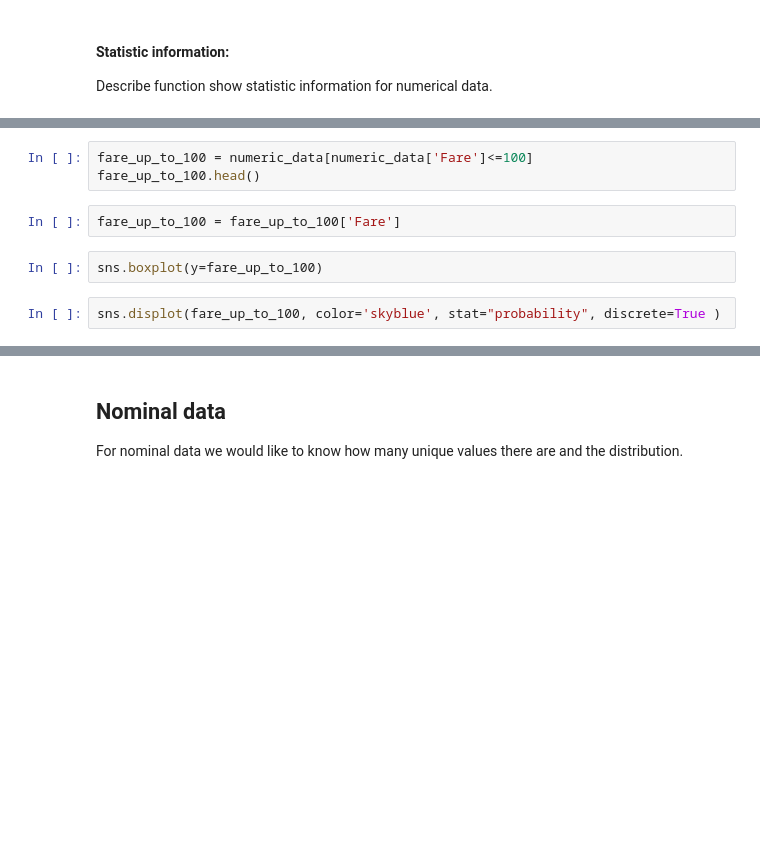
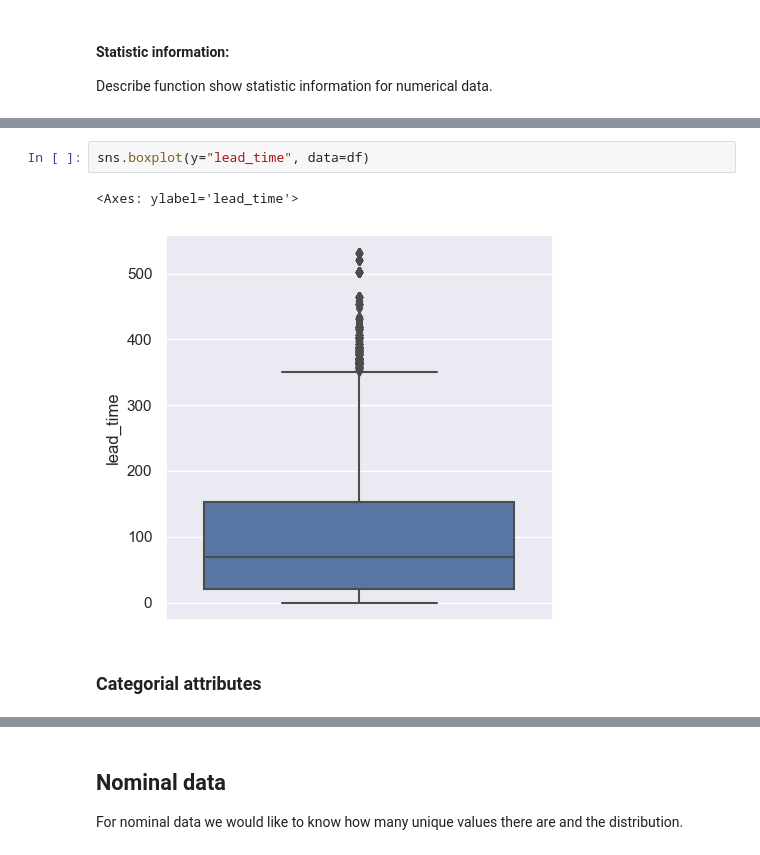
Before and after one commit to Noam-Diamant/Data-Mining, a Jupyter notebook: project.ipynb, the cells around one changed output, grey strips where cells are left out. Cells and saved outputs as stored; diff of their text form; blank space fills up the shorter version.

```diff
--- a/project.ipynb
+++ b/project.ipynb
@@ -150,9 +287,7 @@ sns.boxplot(y="Fare", data=df)
-# %%
-fare_up_to_100 = numeric_data[numeric_data['Fare']<=100]
-fare_up_to_100.head()
-# %%
-fare_up_to_100 = fare_up_to_100['Fare']
 # %%
-sns.boxplot(y=fare_up_to_100)
+sns.boxplot(y="lead_time", data=df)
+# %% [output]
+<Axes: ylabel='lead_time'>
+[figure, added]
-# %%
-sns.displot(fare_up_to_100, color='skyblue', stat="probability", discrete=True )
+# %% [markdown]
+### Categorial attributes
```
Also changed, not shown: parts of 66 cells of this notebook.
